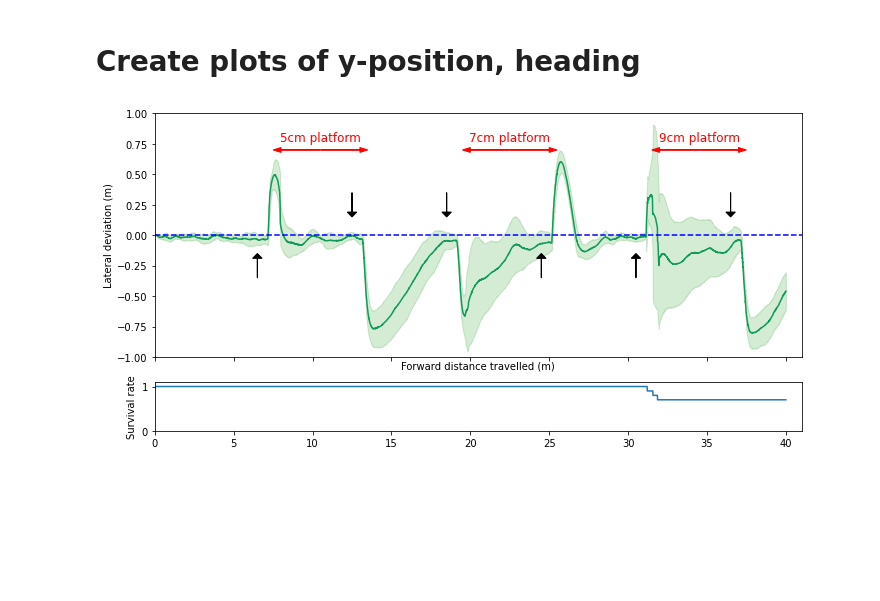
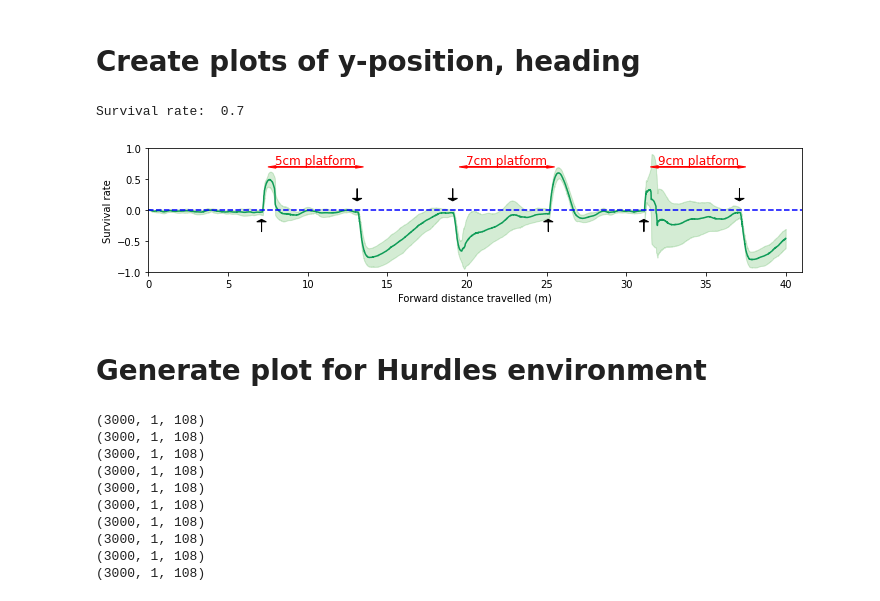
Before and after one commit to mcx-lab/rl-baselines3-zoo, a Jupyter notebook: notebooks/plot_robustness_to_disturbance.ipynb, the cells around one changed output. Cells and saved outputs as stored; diff of their text form; code cells hidden in the pictures; blank space fills up the shorter version.

Commit message:
Update robustness plot

```diff
--- a/notebooks/plot_robustness_to_disturbance.ipynb
+++ b/notebooks/plot_robustness_to_disturbance.ipynb
@@ -139,10 +139,10 @@ def plot_arrows(ax):
         throw_idx += 1
 
 def draw_up_arrow(ax, x):
-    ax.arrow(x -1, -0.35, 0, 0.2, length_includes_head=True, head_width=0.6, head_length=0.04, color='black')
+    ax.arrow(x -0.4, -0.35, 0, 0.2, length_includes_head=True, head_width=0.6, head_length=0.04, color='black')
 
 def draw_down_arrow(ax, x):
-    ax.arrow(x -1, 0.35, 0, -0.2, length_includes_head=True, head_width=0.6, head_length=0.04, color='black')
+    ax.arrow(x -0.4, 0.35, 0, -0.2, length_includes_head=True, head_width=0.6, head_length=0.04, color='black')
 
 def draw_spanning_arrow(ax, x1, y1, x2, y2, name=""):
     xmid = (x1 + x2) / 2
@@ -197,41 +197,64 @@ def plot_xy_coordinates_distribution(ax, statss):
     # Arbitrarily define x-indices for plotting
     x_plot = np.linspace(0.001, 40, num = 4000)
     y_mean = []
     y_std = []
     # Obtain the interpolated y-values to calculate mean and stdev
     for i, x_query in enumerate(x_plot):
         y_querys = []
         for x, y in zip(xs, ys):
             y_querys.append(get_interpolate_value(x, y, x_query.item()))
         y_mean.append(np.nanmean(y_querys))
         y_std.append(np.nanstd(y_querys))
 
     y_mean = np.array(y_mean)
     y_std = np.array(y_std)
 
     survival_rate = []
     for i, x_query in enumerate(x_plot):
         survival_i = []
         for x, s in zip(xs, survivals):
             survival_i.append(get_interpolate_value(x, s, x_query.item()))
         survival_i = np.array(survival_i)
         survival_i = np.nan_to_num(survival_i)
         survival_rate.append(np.mean(survival_i))
 
-    ax[0].plot(x_plot, y_mean, color=google_green)
-    ax[0].axhline(0.0, color = 'blue', linestyle='--')
-    ax[0].fill_between(x_plot, y_mean + y_std, y_mean - y_std, color='tab:green', alpha=0.2)
+    ax.plot(x_plot, y_mean, color=google_green)
+    ax.axhline(0.0, color = 'blue', linestyle='--')
+    ax.fill_between(x_plot, y_mean + y_std, y_mean - y_std, color='tab:green', alpha=0.2)
     #ax[1].plot(x_plot, y_std)
-    ax[1].plot(x_plot, survival_rate)
+    #ax[1].plot(x_plot, survival_rate)
 
-fig, ax = plt.subplots(2, 1, figsize=(10,4), gridspec_kw={'height_ratios': (5, 1)}, sharex=True)
-ax[0].set_xlabel('Forward distance travelled (m)')
-ax[0].set_ylabel('Lateral deviation (m)')
-ax[1].set_ylabel('Survival rate')
+    print("Survival rate: ", survival_rate[-1])
+
+fig, ax = plt.subplots(figsize=(10,2.5))
+ax.set_xlabel('Forward distance travelled (m)')
+ax.set_ylabel('Lateral deviation (m)')
+ax.set_ylabel('Survival rate')
 # ax[1].set_ylim(0.0, 1.1)
-plot_arrows(ax[0])
+plot_arrows(ax)
 plot_xy_coordinates_distribution(ax, statss)
 fig.tight_layout()
-fig.savefig("robustness_thrown_obj.pdf", format="pdf", bbox_layout="tight")
+fig.savefig("robustness_thrown_platforms.pdf", format="pdf", bbox_layout="tight")
 # %% [output]
+Survival rate:  0.7
-[figure, old version]
+[figure, new version]
+# %% [markdown]
+# Generate plot for Hurdles environment
+# %%
+statss = []
+for seed in range(10):
+    stats_dir = model_dir / f'throw-obj-hurdle-seed{seed}'
+    stats = load_robot_states(stats_dir)
+    stats['name'] = f'seed{seed}'
+    statss.append(stats)
+# %% [output]
+(3000, 1, 108)
+(3000, 1, 108)
+(3000, 1, 108)
+(3000, 1, 108)
+(3000, 1, 108)
+(3000, 1, 108)
+(3000, 1, 108)
+(3000, 1, 108)
+(3000, 1, 108)
+(3000, 1, 108)
```
Also changed, not shown: parts of 3 cells of this notebook, 1 other file.
